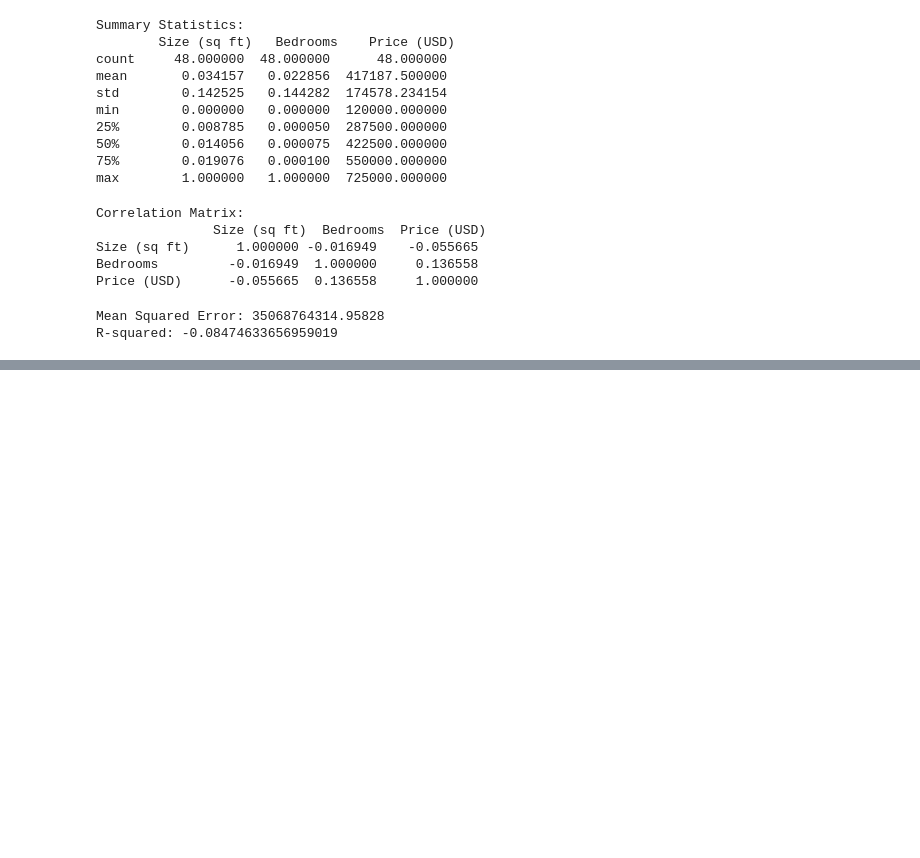
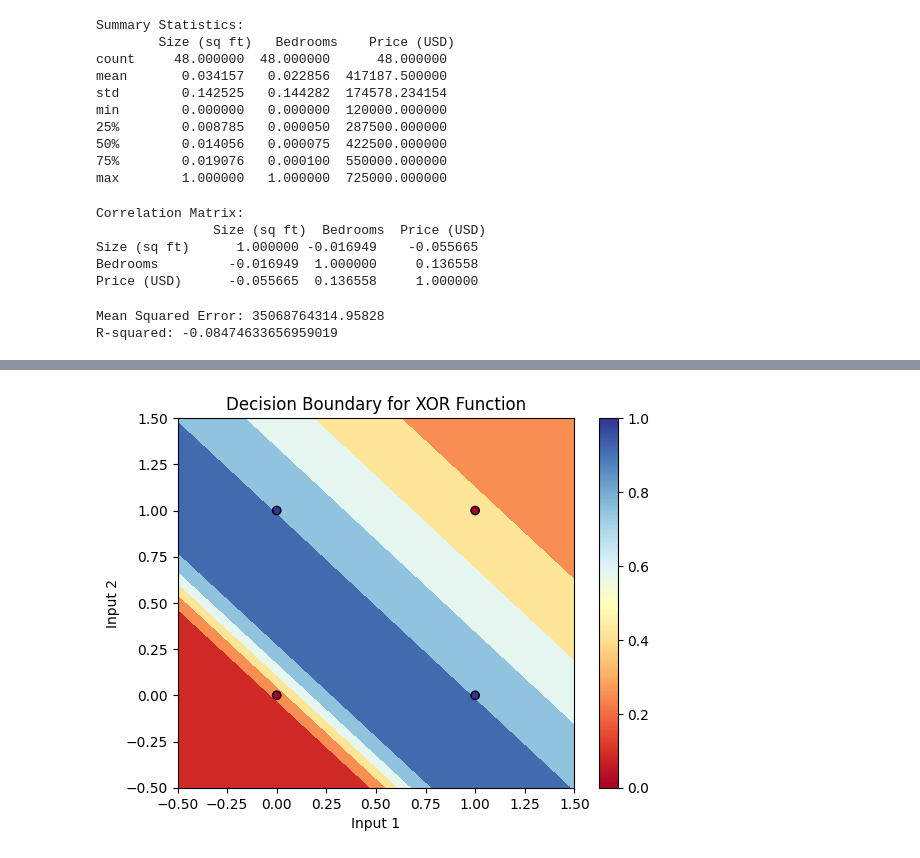
Before and after one commit to Shrinjita/MACHINE-LEARNING, a Jupyter notebook: NNML.ipynb, the cells around one changed output, grey strips where cells are left out. Drawn from its saved outputs; the diff is of its cells as text; code cells hidden in the pictures; blank space fills up the shorter version.

```diff
--- a/NNML.ipynb
+++ b/NNML.ipynb
@@ -1181,0 +1484,73 @@ plt.show()
+# %%
+import numpy as np
+import matplotlib.pyplot as plt
+
+# Define the sigmoid activation function
+def sigmoid(x):
+    return 1 / (1 + np.exp(-x))
+
+# Define the derivative of the sigmoid function
+def sigmoid_derivative(x):
+    return x * (1 - x)
+
+# Define the XOR dataset
+X = np.array([[0, 0], [0, 1], [1, 0], [1, 1]])
+y = np.array([[0], [1], [1], [0]])
+
+# Initialize weights and biases
+input_size = 2
+hidden_size = 2
+output_size = 1
+learning_rate = 0.1
+
+weights_input_hidden = np.random.uniform(size=(input_size, hidden_size))
+weights_hidden_output = np.random.uniform(size=(hidden_size, output_size))
+
+# Training the network using backpropagation
+losses = []
+epochs = 10000
+for epoch in range(epochs):
+    # Forward pass
+    hidden_layer_input = np.dot(X, weights_input_hidden)
+    hidden_layer_output = sigmoid(hidden_layer_input)
+
+    output_layer_input = np.dot(hidden_layer_output, weights_hidden_output)
+    predicted_output = sigmoid(output_layer_input)
+
+    # Calculate loss
+    loss = np.mean((y - predicted_output) ** 2)
+    losses.append(loss)
+
+    # Backpropagation
+    output_error = y - predicted_output
+    output_delta = output_error * sigmoid_derivative(predicted_output)
+
+    hidden_layer_error = output_delta.dot(weights_hidden_output.T)
+    hidden_delta = hidden_layer_error * sigmoid_derivative(hidden_layer_output)
+
+    # Update weights
+    weights_hidden_output += hidden_layer_output.T.dot(output_delta) * learning_rate
+    weights_input_hidden += X.T.dot(hidden_delta) * learning_rate
+
+# Plotting the decision boundary
+x_vals = np.linspace(-0.5, 1.5, 100)
+y_vals = np.linspace(-0.5, 1.5, 100)
+X_mesh, Y_mesh = np.meshgrid(x_vals, y_vals)
+Z_mesh = np.zeros(X_mesh.shape)
+
+for i in range(X_mesh.shape[0]):
+    for j in range(X_mesh.shape[1]):
+        input_data = np.array([[X_mesh[i, j], Y_mesh[i, j]]])
+        hidden_output = sigmoid(np.dot(input_data, weights_input_hidden))
+        output = sigmoid(np.dot(hidden_output, weights_hidden_output))
+        Z_mesh[i, j] = output[0][0]
+
+plt.contourf(X_mesh, Y_mesh, Z_mesh, cmap='RdYlBu')
+plt.scatter(X[:, 0], X[:, 1], c=y.ravel(), cmap='RdYlBu', edgecolors='k')
+plt.xlabel('Input 1')
+plt.ylabel('Input 2')
+plt.title('Decision Boundary for XOR Function')
+plt.colorbar()
+plt.show()
+# %% [output]
+[figure, added]
```
Also changed, not shown: parts of 52 cells of this notebook.
